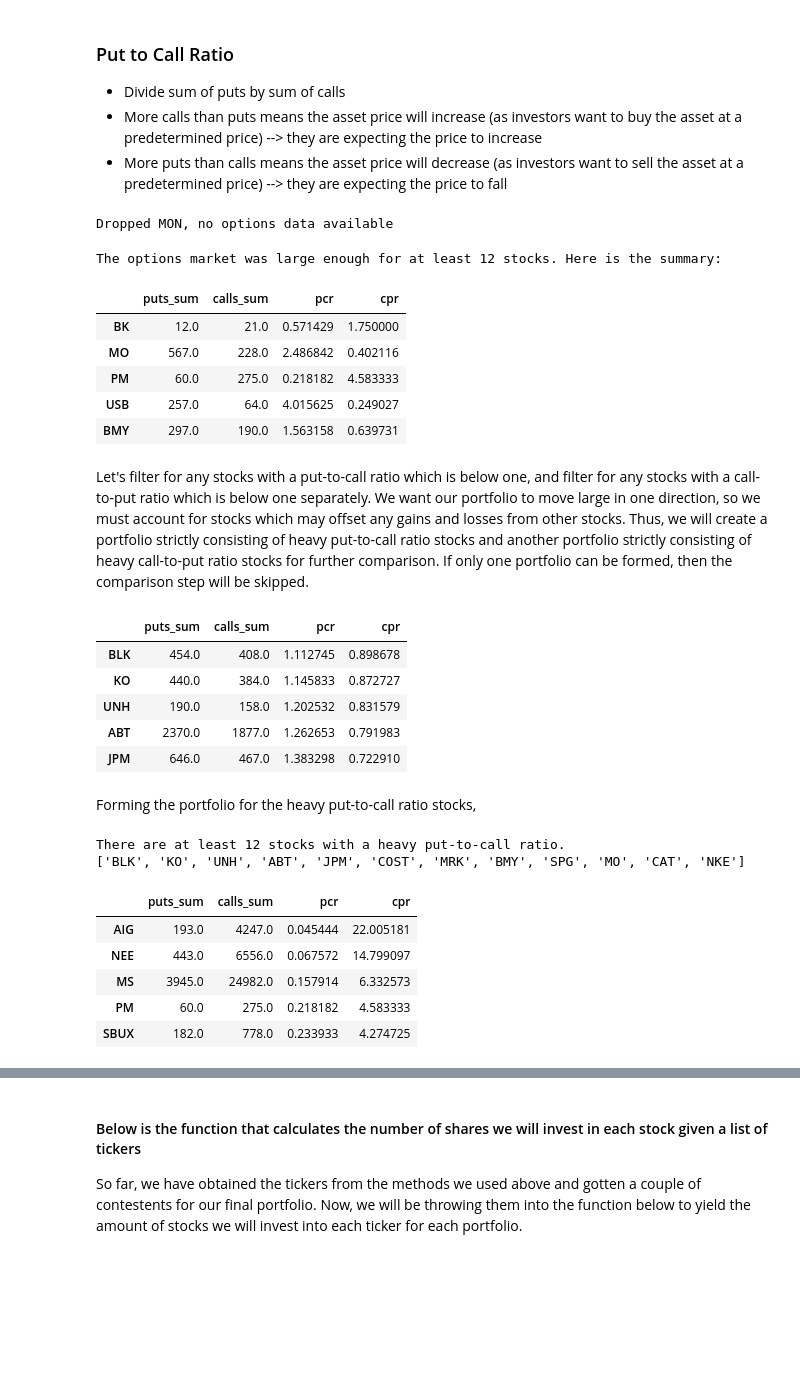
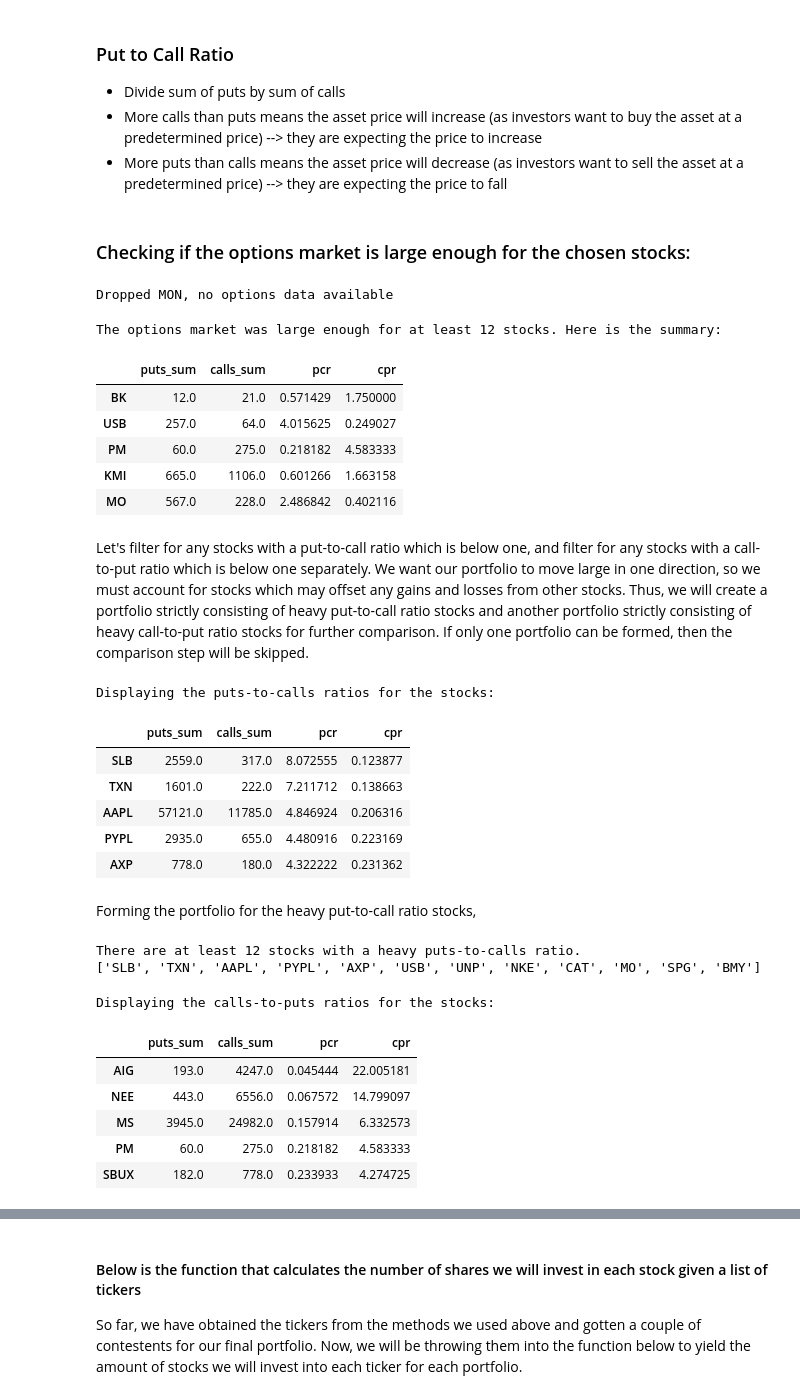
Before and after one commit to rehan-anjum/financial-portfolio-generator, a Jupyter notebook: Team_XX_Assignment.ipynb, the cells around one changed output, grey strips where cells are left out. Cells and saved outputs as stored; diff of their text form; code cells hidden in the pictures; blank space fills up the shorter version.

```diff
--- a/Team_XX_Assignment.ipynb
+++ b/Team_XX_Assignment.ipynb
@@ -291,3 +234,5 @@ Another factor to look into is the options market. Although the options market d
 - Divide sum of puts by sum of calls
 - More calls than puts means the asset price will increase (as investors want to buy the asset at a predetermined price) --> they are expecting the price to increase
 - More puts than calls means the asset price will decrease (as investors want to sell the asset at a predetermined price) --> they are expecting the price to fall
+# %% [markdown]
+### Checking if the options market is large enough for the chosen stocks:
@@ -334,57 +284,69 @@ for thread in threads:
 Dropped MON, no options data available
 # %%
 if len(options_evaluation_raw.keys()) <= 12:
+    options_large_enough = True
     options_evaluation = pd.DataFrame(options_evaluation_raw)
     print("The options market was large enough for at least 12 stocks. Here is the summary:")
     display(options_evaluation.head())
 else:
     print("There was insufficient options data for the tickers provided.")
 # %% [output]
 The options market was large enough for at least 12 stocks. Here is the summary:
 |  | puts_sum | calls_sum | pcr | cpr |
 | BK | 12.0 | 21.0 | 0.571429 | 1.750000 |
+| USB | 257.0 | 64.0 | 4.015625 | 0.249027 |
+| PM | 60.0 | 275.0 | 0.218182 | 4.583333 |
+| KMI | 665.0 | 1106.0 | 0.601266 | 1.663158 |
 | MO | 567.0 | 228.0 | 2.486842 | 0.402116 |
-| PM | 60.0 | 275.0 | 0.218182 | 4.583333 |
-| USB | 257.0 | 64.0 | 4.015625 | 0.249027 |
-| BMY | 297.0 | 190.0 | 1.563158 | 0.639731 |
 # %% [markdown]
 Let's filter for any stocks with a put-to-call ratio which is below one, and filter for any stocks with a call-to-put ratio which is below one separately. We want our portfolio to move large in one direction, so we must account for stocks which may offset any gains and losses from other stocks. Thus, we will create a portfolio strictly consisting of heavy put-to-call ratio stocks and another portfolio strictly consisting of heavy call-to-put ratio stocks for further comparison. If only one portfolio can be formed, then the comparison step will be skipped.
 # %%
-# Filtering for stocks with a put-to-call ratio greater than 1 and sorting
-pcr_filter = pd.DataFrame()
-pcr_filter = options_evaluation[options_evaluation["pcr"] > 1].dropna()
-pcr_filter = pcr_filter.sort_values(by=['pcr'], ascending=False)
-pcr_filter.head()
+if options_large_enough:
+    # Filtering for stocks with a puts-to-calls ratio greater than 1 and sorting
+    pcr_filter = pd.DataFrame()
+    pcr_filter = options_evaluation[options_evaluation["pcr"] > 1].dropna()
+    pcr_filter = pcr_filter.sort_values(by=['pcr'], ascending=False)
+    print("Displaying the puts-to-calls ratios for the stocks:")
+    display(pcr_filter.head())
+else:
+    print("The options market had insufficient data, skipping...")
 # %% [output]
+Displaying the puts-to-calls ratios for the stocks:
 |  | puts_sum | calls_sum | pcr | cpr |
-| BLK | 454.0 | 408.0 | 1.112745 | 0.898678 |
-| KO | 440.0 | 384.0 | 1.145833 | 0.872727 |
-| UNH | 190.0 | 158.0 | 1.202532 | 0.831579 |
-| ABT | 2370.0 | 1877.0 | 1.262653 | 0.791983 |
-| JPM | 646.0 | 467.0 | 1.383298 | 0.722910 |
+| SLB | 2559.0 | 317.0 | 8.072555 | 0.123877 |
+| TXN | 1601.0 | 222.0 | 7.211712 | 0.138663 |
+| AAPL | 57121.0 | 11785.0 | 4.846924 | 0.206316 |
+| PYPL | 2935.0 | 655.0 | 4.480916 | 0.223169 |
+| AXP | 778.0 | 180.0 | 4.322222 | 0.231362 |
 # %% [markdown]
 Forming the portfolio for the heavy put-to-call ratio stocks,
 # %%
-# Checking if there are enough heavy put-to-call ratio stocks
-if len(pcr_filter) >= 12:
-    print("There are at least 12 stocks with a heavy put-to-call ratio.")
+# Checking if there are enough heavy puts-to-calls ratio stocks
+if options_large_enough and len(pcr_filter) >= 12:
+    print("There are at least 12 stocks with a heavy puts-to-calls ratio.")
+    pcr_large_enough = True
     pcr_heavy_tickers = []
     pcr_heavy_tickers = list(pcr_filter.index.values)
     # Removing everything after the first 12 tickers
     pcr_heavy_tickers = pcr_heavy_tickers[0:12]
     print(pcr_heavy_tickers)
 else:
-    print("There are not enough stocks with a put-to-call ratio greater than 1.")
+    print("There are not enough stocks with a puts-to-calls ratio greater than 1.")
 # %% [output]
-There are at least 12 stocks with a heavy put-to-call ratio.
-['BLK', 'KO', 'UNH', 'ABT', 'JPM', 'COST', 'MRK', 'BMY', 'SPG', 'MO', 'CAT', 'NKE']
+There are at least 12 stocks with a heavy puts-to-calls ratio.
+['SLB', 'TXN', 'AAPL', 'PYPL', 'AXP', 'USB', 'UNP', 'NKE', 'CAT', 'MO', 'SPG', 'BMY']
 # %%
-# Filtering for stocks with a call-to-put ratio greater than 1
-cpr_filter = pd.DataFrame()
-cpr_filter = options_evaluation[options_evaluation["cpr"] > 1].dropna()
-cpr_filter = cpr_filter.sort_values(by=['cpr'], ascending=False)
-cpr_filter.head()
+if options_large_enough:
+    # Filtering for stocks with a calls-to-puts ratio greater than 1
+    cpr_filter = pd.DataFrame()
+    cpr_filter = options_evaluation[options_evaluation["cpr"] > 1].dropna()
+    cpr_filter = cpr_filter.sort_values(by=['cpr'], ascending=False)
+    print("Displaying the calls-to-puts ratios for the stocks:")
+    display(cpr_filter.head())
+else:
+    print("The options market had insufficient data, skipping...")
 # %% [output]
+Displaying the calls-to-puts ratios for the stocks:
 |  | puts_sum | calls_sum | pcr | cpr |
 | AIG | 193.0 | 4247.0 | 0.045444 | 22.005181 |
 | NEE | 443.0 | 6556.0 | 0.067572 | 14.799097 |
```
Also changed, not shown: parts of 33 cells of this notebook.
